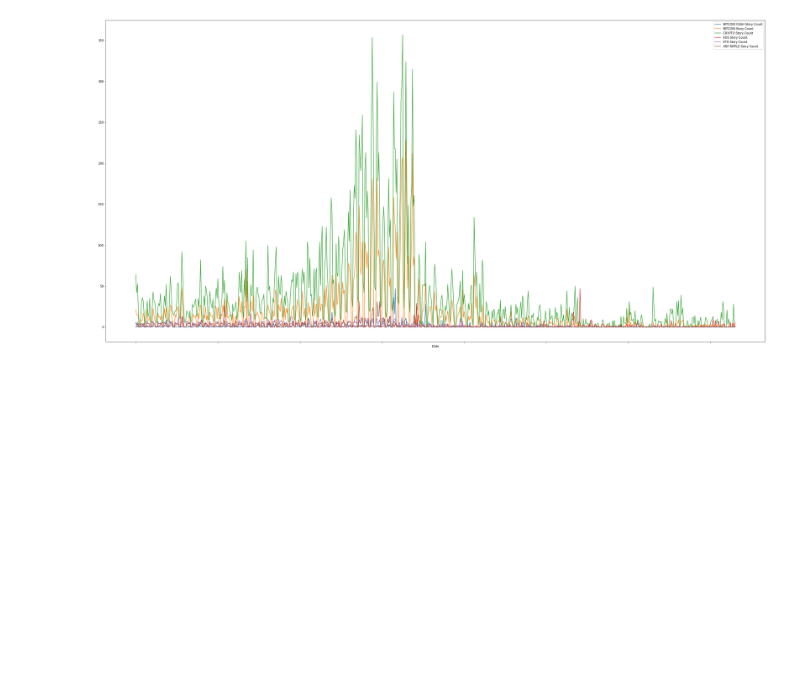
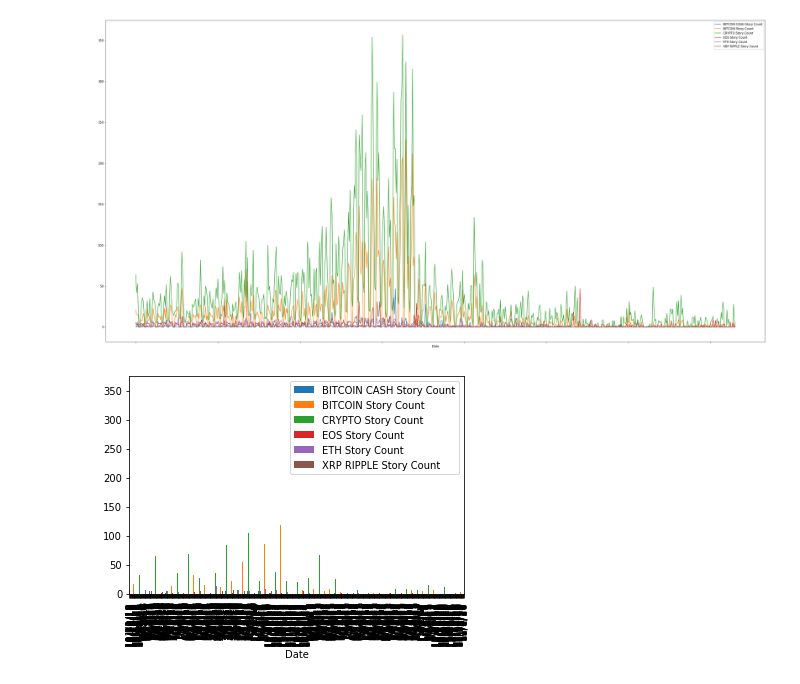
Before and after one commit to emilyrcoffield/CryptoDataScientist, a Jupyter notebook: project.ipynb, the cells around one changed output. Saved outputs shown, nothing was run; the diff lists cells and outputs as text; code cells hidden in the pictures; blank space fills up the shorter version.

```diff
--- a/project.ipynb
+++ b/project.ipynb
@@ -102,3 +180,14 @@ df.plot(figsize=(40,20))
 # %% [output]
 <matplotlib.axes._subplots.AxesSubplot at 0x...>
 [figure]
+# %%
+count_chart = df.plot(kind='bar')
+
+# Set the xlabel and ylabel using class methods
+count_chart.set_xlabel("Date")
+count_chart.set_ylabel("")
+
+
+plt.show()
+# %% [output]
+[figure, added]
```
Also changed, not shown: parts of 4 cells of this notebook, 10 other files.
